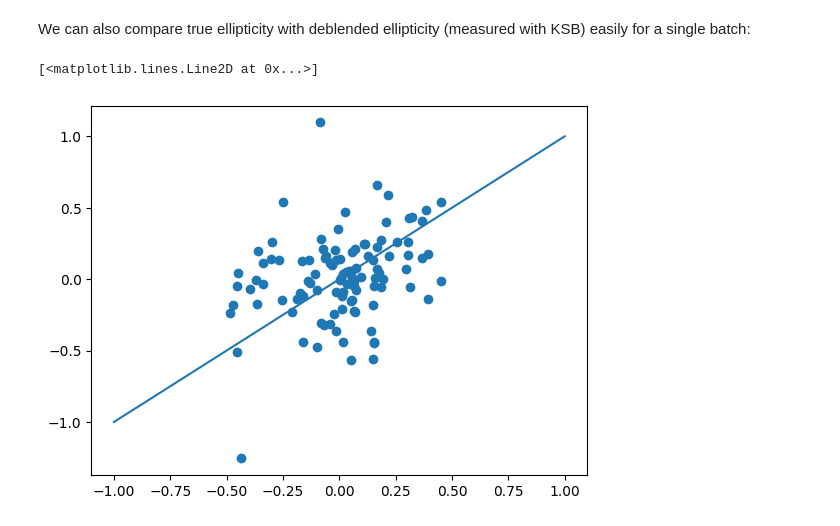
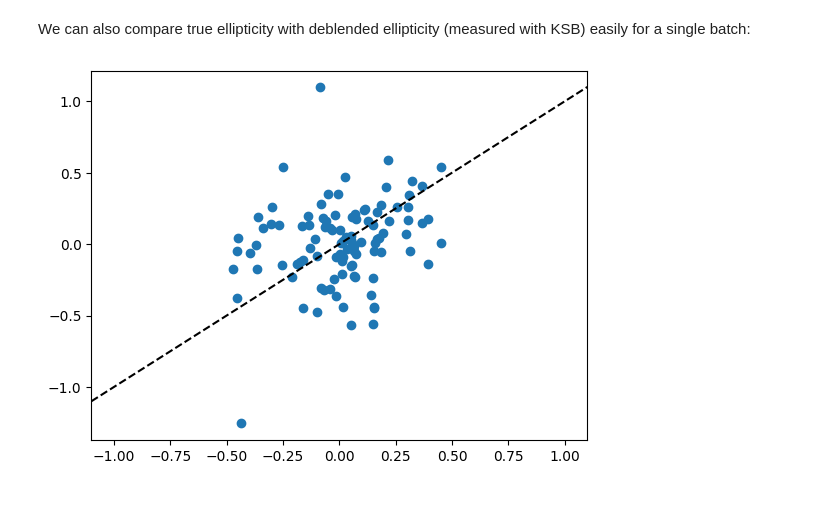
Before and after one commit to LSSTDESC/BlendingToolKit, a Jupyter notebook: notebooks/00-quickstart.ipynb, the cells around one changed output. Cells and saved outputs as stored; diff of their text form; code cells hidden in the pictures.

```diff
--- a/notebooks/00-quickstart.ipynb
+++ b/notebooks/00-quickstart.ipynb
@@ -491,7 +487,7 @@ e12 = e12[mask]
 # %%
 # look at first component
 plt.scatter(e11, e12)
-plt.plot([-1, 1], [-1, 1])
+plt.axline((-1, -1), (1, 1),color="k",linestyle="--")
+plt.show()
 # %% [output]
-[<matplotlib.lines.Line2D at 0x...>]
-[figure, old version]
+[figure, new version]
```
Also changed, not shown: parts of 15 cells of this notebook, 5 other files.
